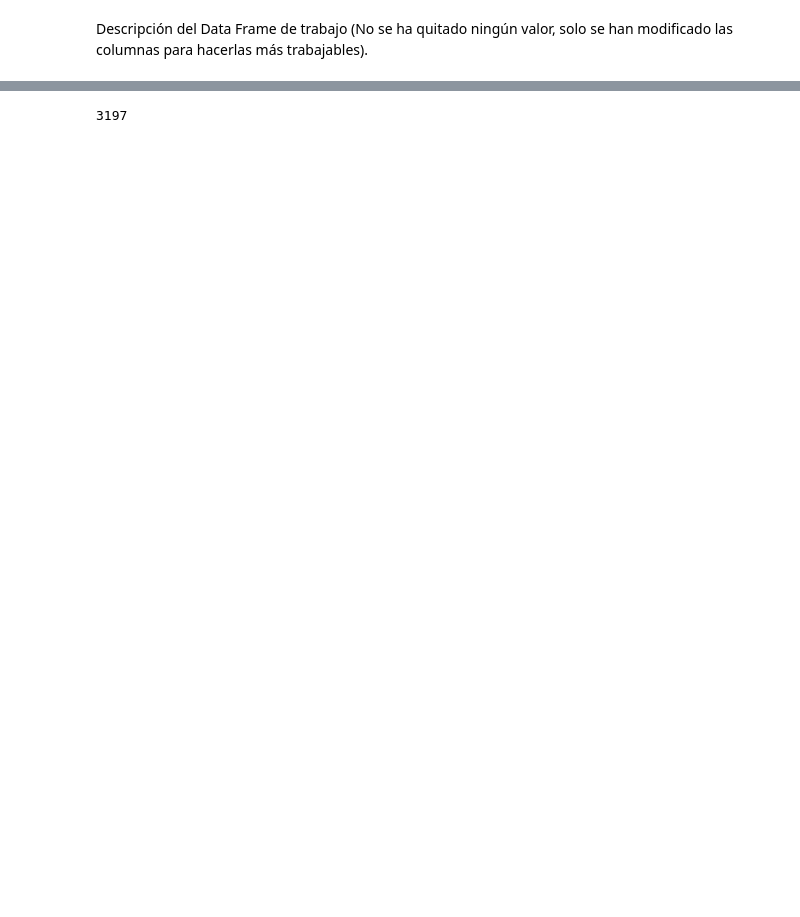
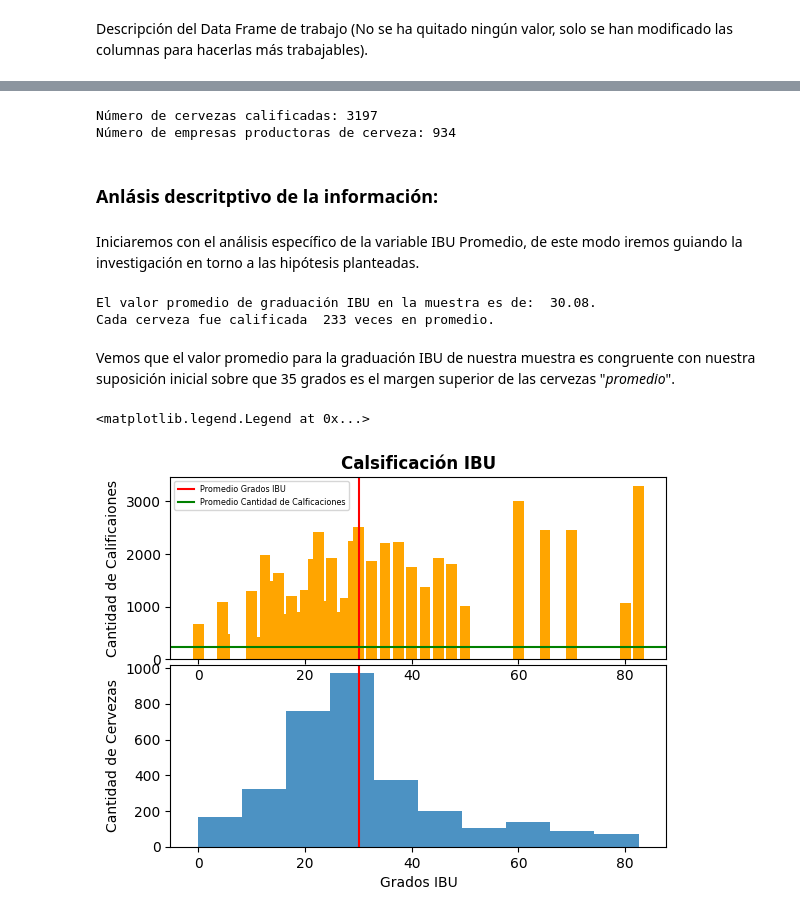
Before and after one commit to JMRRT1992/Coderhouse, a Jupyter notebook: Proyecto/Data/Raw/Entrega 3/ProyectoDS_ParteI_ReyesRetanaT.ipynb, the cells around one changed output, grey strips where cells are left out. Saved outputs shown, nothing was run; the diff lists cells and outputs as text; code cells hidden in the pictures; blank space fills up the shorter version.

```diff
--- a/Proyecto/Data/Raw/Entrega 3/ProyectoDS_ParteI_ReyesRetanaT.ipynb
+++ b/Proyecto/Data/Raw/Entrega 3/ProyectoDS_ParteI_ReyesRetanaT.ipynb
@@ -173,6 +256,47 @@ wrk_df.describe().round(2).T
 # %%
 # Número de Cervezas distintas:
 beer_cnt = wrk_df.Full_name.unique().size
-print(beer_cnt)
+brew_cnt = wrk_df.Brewery.unique().size
+print(f"Número de cervezas calificadas: {beer_cnt}")
+print(f"Número de empresas productoras de cerveza: {brew_cnt}")
 # %% [output]
-3197
+Número de cervezas calificadas: 3197
+Número de empresas productoras de cerveza: 934
+# %% [markdown]
+### Anlásis descritptivo de la información:
+# %% [markdown]
+Iniciaremos con el análisis específico de la variable IBU Promedio, de este modo iremos guiando la investigación en torno a las hipótesis planteadas.
+# %%
+# Calculamos el valor promedio de los Grados IBU y de calificaciones por cerveza.
+IBU_promedio = wrk_df["IBU_Promedio"].mean()
+prom_no_calif = wrk_df["number_of_reviews"].mean()
+
+print(f"El valor promedio de graduación IBU en la muestra es de: {IBU_promedio : .2f}.")
+print(f"Cada cerveza fue calificada {prom_no_calif : .0f} veces en promedio.")
+# %% [output]
+El valor promedio de graduación IBU en la muestra es de:  30.08.
+Cada cerveza fue calificada  233 veces en promedio.
+# %% [markdown]
+Vemos que el valor promedio para la graduación IBU de nuestra muestra es congruente con nuestra suposición inicial sobre que 35 grados es el margen superior de las cervezas "*promedio*".
+# %%
+# Graficamos el pormedio de IBU en un gráfico tipo histograma.
+IBU1 = plt.subplot2grid((12,12),(6,0), rowspan = 6, colspan = 12)
+IBU1.hist(wrk_df["IBU_Promedio"], label = 'Grados IBU', alpha = 0.8)
+IBU1.axvline(IBU_promedio, color='red', label = 'Promedio')
+IBU1.set_xlabel(xlabel = 'Grados IBU')
+IBU1.set_ylabel(ylabel = 'Cantidad de Cervezas')
+IBU1.set_title(label = 'Calsificación IBU')
+
+# Graficamos la cantidad de calificaciones por niveles de IBU en un gráfico de barras.
+IBU2 = plt.subplot2grid((12,12),(0,0), rowspan = 6, colspan = 12, sharex = IBU1)
+IBU2.bar(wrk_df["IBU_Promedio"], wrk_df["number_of_reviews"], width = 2, color = 'orange')
+IBU2.axvline(IBU_promedio, color='red', label = 'Promedio Grados IBU')
+IBU2.axhline(prom_no_calif, color='green', label = 'Promedio Cantidad de Calficaciones')
+IBU2.set_ylabel(ylabel = 'Cantidad de Calificaiones')
+IBU2.set_title(label = 'Calsificación IBU')
+
+mpl.rcParams["legend.fontsize"] = 'xx-small'
+IBU2.legend()
+# %% [output]
+<matplotlib.legend.Legend at 0x...>
+[figure, added]
```
Also changed, not shown: parts of 16 cells of this notebook.
